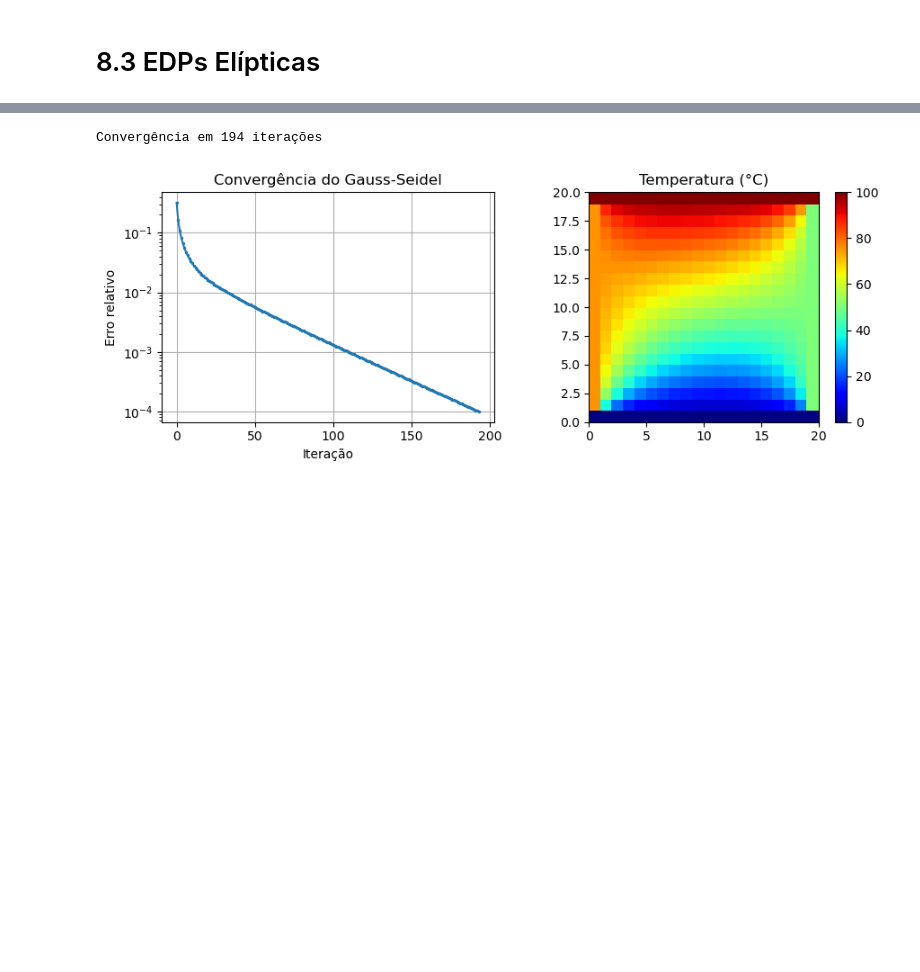
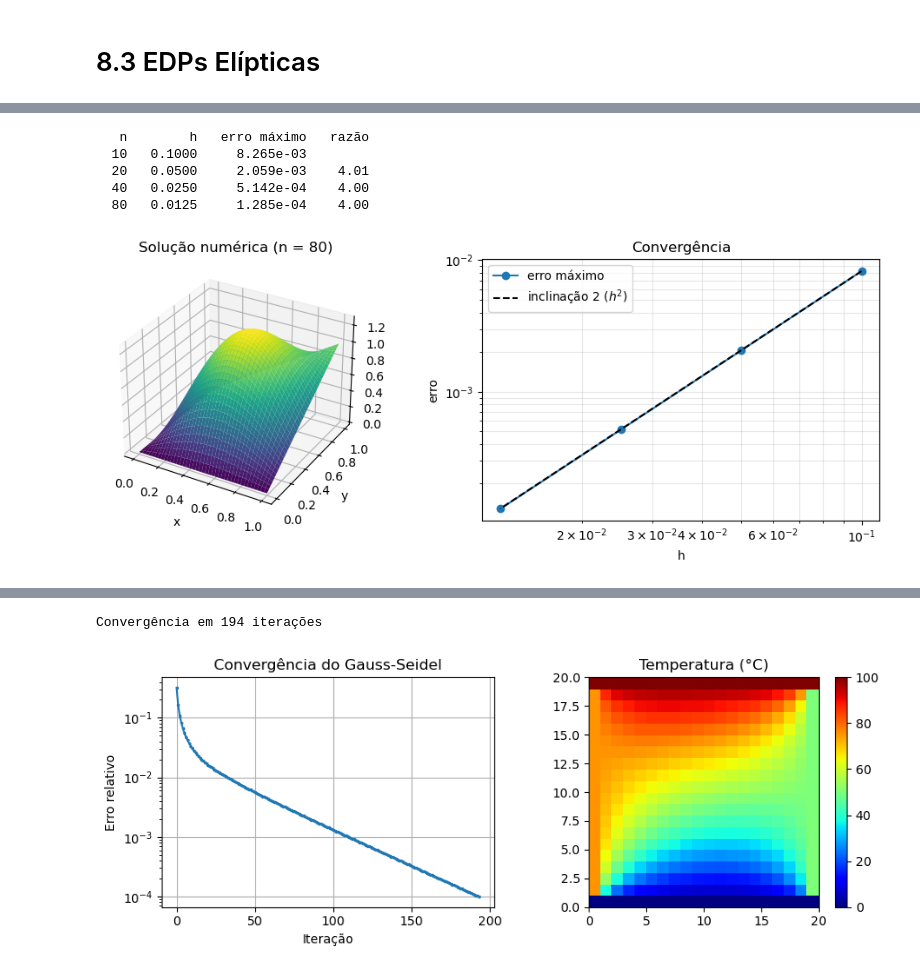
Before and after one commit to tiagoburiol/metodos_numericos_em_python, a Jupyter notebook: 8_EQUACOES_DIFERENCIAIS_PARCIAIS/8.3_edps_elipticas.ipynb, the cells around one changed output, grey strips where cells are left out. Cells and saved outputs as stored; diff of their text form; code cells hidden in the pictures; blank space fills up the shorter version.

```diff
--- a/8_EQUACOES_DIFERENCIAIS_PARCIAIS/8.3_edps_elipticas.ipynb
+++ b/8_EQUACOES_DIFERENCIAIS_PARCIAIS/8.3_edps_elipticas.ipynb
@@ -384,9 +2,0 @@ Convergência atingida em 141 iterações.
-# %%
-X, Y = np.meshgrid(x, y)
-
-fig = plt.figure(figsize=(4, 3.3))
-ax = fig.add_subplot()
-
-c = ax.contourf(X, Y, U, 30)
-cbar = plt.colorbar(c, ax=ax)
-cbar.set_label('Temperatura')
@@ -440,0 +132,42 @@ Resolver por Gauss-Seidel com tolerância $\varepsilon = 10^{-4}$ e malha $20 \t
+# %%
+u_exata = lambda x, y: np.sin(np.pi*x)*np.sin(np.pi*y) + x*y
+f = lambda x, y: -2*np.pi**2*np.sin(np.pi*x)*np.sin(np.pi*y)
+
+malhas = [10, 20, 40, 80]
+erros = []
+print(f"{'n':>4} {'h':>8} {'erro máximo':>13} {'razão':>7}")
+for n in malhas:
+    x, y, U = poisson_dirichlet(f, u_exata, 0, 1, 0, 1, n, n)
+    X, Y = np.meshgrid(x, y, indexing='ij')
+    erros.append(np.max(np.abs(U - u_exata(X, Y))))
+    razao = f"{erros[-2]/erros[-1]:7.2f}" if len(erros) > 1 else ""
+    print(f"{n:4d} {1/n:8.4f} {erros[-1]:13.3e} {razao}")
+# %% [output]
+   n        h   erro máximo   razão
+  10   0.1000     8.265e-03
+  20   0.0500     2.059e-03    4.01
+  40   0.0250     5.142e-04    4.00
+  80   0.0125     1.285e-04    4.00
+# %%
+h = 1 / np.array(malhas)
+
+fig = plt.figure(figsize=(10, 4))
+ax1 = fig.add_subplot(1, 2, 1, projection='3d')
+ax1.plot_surface(X, Y, U, cmap='viridis')
+ax1.set_xlabel('x')
+ax1.set_ylabel('y')
+ax1.set_title(f'Solução numérica (n = {malhas[-1]})')
+
+ax2 = fig.add_subplot(1, 2, 2)
+ax2.loglog(h, erros, 'o-', label='erro máximo')
+ax2.loglog(h, erros[0]*(h/h[0])**2, 'k--', label='inclinação 2 ($h^2$)')
+ax2.set_xlabel('h')
+ax2.set_ylabel('erro')
+ax2.set_title('Convergência')
+ax2.legend()
+ax2.grid(True, which='both', alpha=0.3)
+
+plt.tight_layout()
+plt.show()
+# %% [output]
+[figure, added]
```
Also changed, not shown: parts of 48 cells of this notebook, 2 other files.
